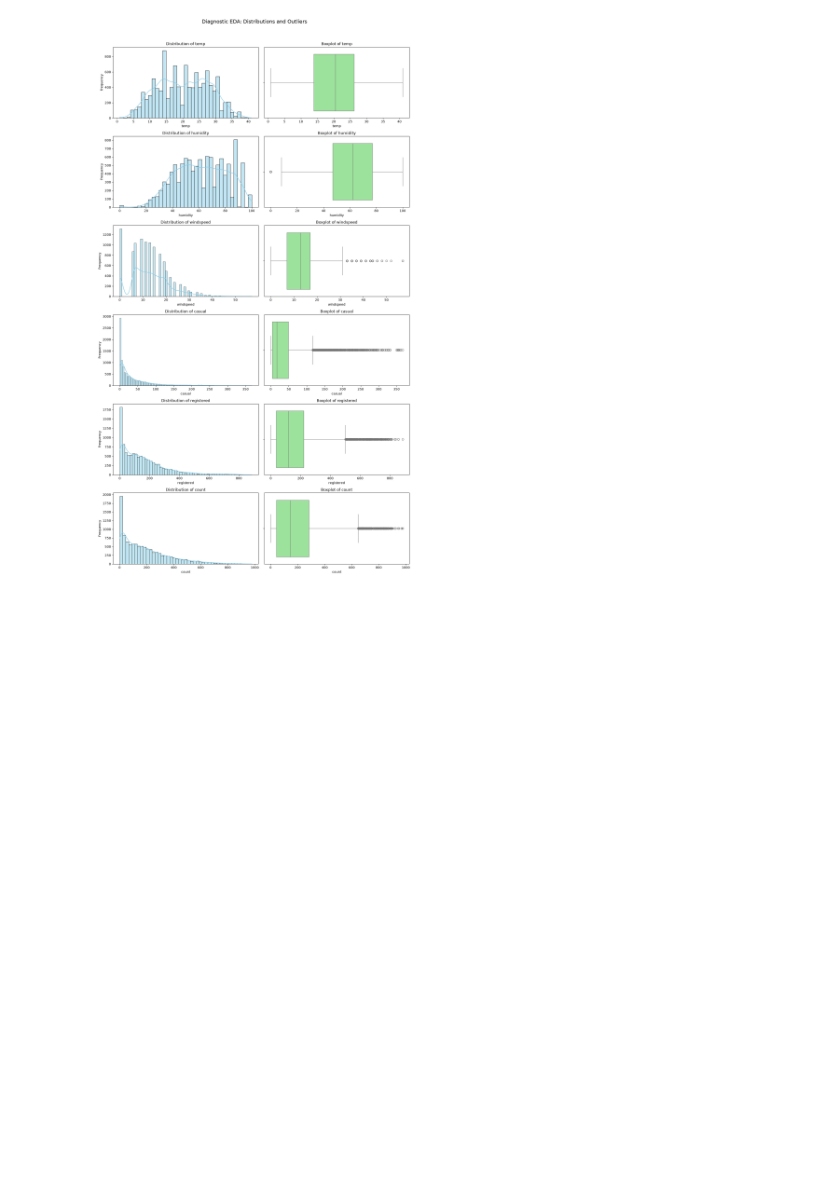
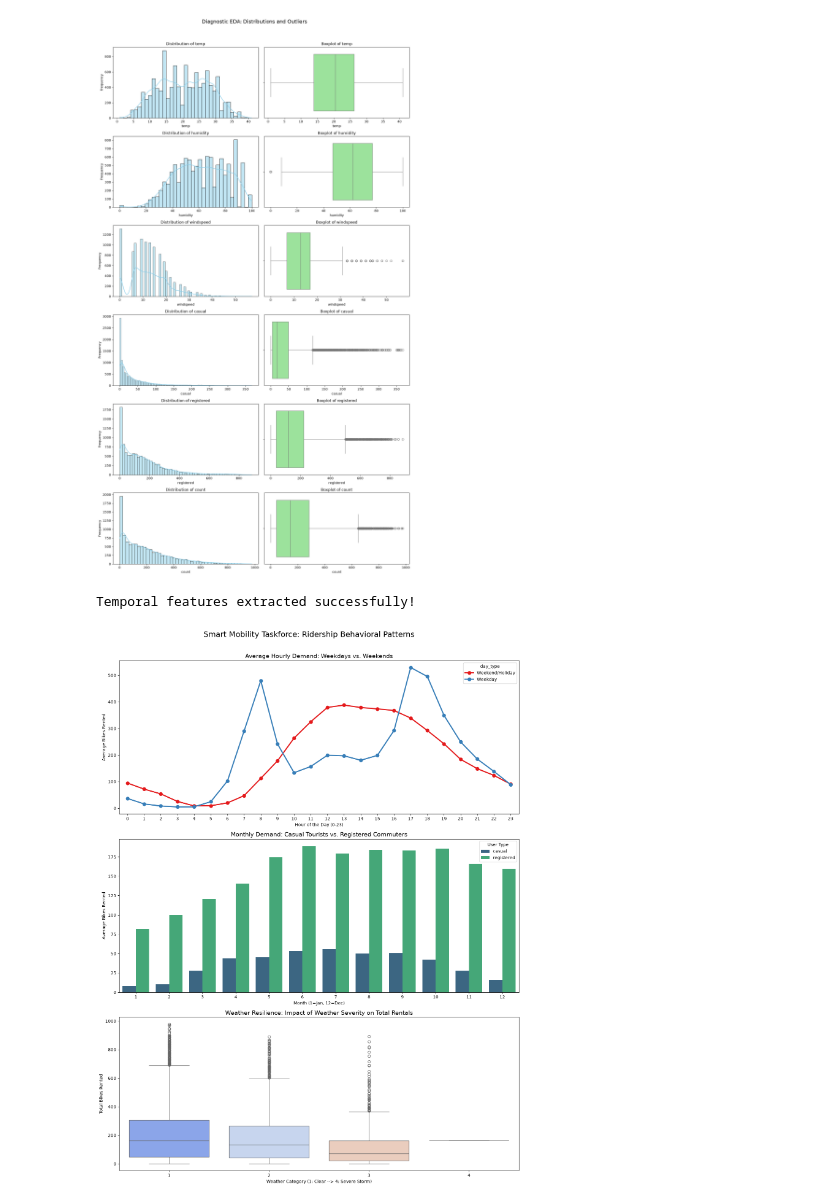
Before and after one commit to Arlene-Riona/time_series_bike_sharing, a Jupyter notebook: notebooks/01_data_cleaning_and_eda.ipynb, the cells around one changed output. Saved outputs shown, nothing was run; the diff lists cells and outputs as text; code cells hidden in the pictures; blank space fills up the shorter version.

Commit message:
feat: engineer temporal features and generate strategic EDA charts
- Extracted 'hour', 'dayofweek', and 'month' from the datetime column.
- Engineered a binary 'day_type' feature to distinguish weekdays from weekends/holidays.
- Built three strategic insight visualizations (hourly demand, monthly user split, weather r

```diff
--- a/notebooks/01_data_cleaning_and_eda.ipynb
+++ b/notebooks/01_data_cleaning_and_eda.ipynb
@@ -185,3 +185,47 @@ plt.tight_layout()
 plt.show()
 # %% [output]
 [figure]
+# %%
+#Feature Engineering & Time-Based EDA
+
+
+#Extract temporal features from the datetime column
+df['hour'] = df['datetime'].dt.hour
+df['dayofweek'] = df['datetime'].dt.dayofweek # 0=Monday, 6=Sunday
+df['month'] = df['datetime'].dt.month
+
+#Create a 'day_type' column for easier weekday vs weekend plotting
+df['day_type'] = np.where(df['workingday'] == 1, 'Weekday', 'Weekend/Holiday')
+
+print("Temporal features extracted successfully!")
+
+#Build the Strategic Insights Dashboard (Visualizations)
+fig, axes = plt.subplots(nrows=3, ncols=1, figsize=(14, 18))
+fig.suptitle('Smart Mobility Taskforce: Ridership Behavioral Patterns', fontsize=18, y=1.01)
+
+#Chart A: Hourly Demand (Weekday vs Weekend)
+sns.pointplot(data=df, x='hour', y='count', hue='day_type', ax=axes[0], palette='Set1', ci=None)
+axes[0].set_title('Average Hourly Demand: Weekdays vs. Weekends', fontsize=14)
+axes[0].set_ylabel('Average Bikes Rented')
+axes[0].set_xlabel('Hour of the Day (0-23)')
+
+#Chart B: Monthly Trend by User Type (Casual vs Registered)
+#We melt the dataframe to plot two target variables side-by-side easily
+df_melted = df.melt(id_vars=['month'], value_vars=['casual', 'registered'],
+                    var_name='User Type', value_name='Total Rentals')
+sns.barplot(data=df_melted, x='month', y='Total Rentals', hue='User Type', ax=axes[1], palette='viridis', ci=None)
+axes[1].set_title('Monthly Demand: Casual Tourists vs. Registered Commuters', fontsize=14)
+axes[1].set_ylabel('Average Bikes Rented')
+axes[1].set_xlabel('Month (1=Jan, 12=Dec)')
+
+#Chart C: The Impact of Weather on Ridership
+sns.boxplot(data=df, x='weather', y='count', ax=axes[2], palette='coolwarm')
+axes[2].set_title('Weather Resilience: Impact of Weather Severity on Total Rentals', fontsize=14)
+axes[2].set_ylabel('Total Bikes Rented')
+axes[2].set_xlabel('Weather Category (1: Clear --> 4: Severe Storm)')
+
+plt.tight_layout()
+plt.show()
+# %% [output]
+Temporal features extracted successfully!
+[figure, added]
```
